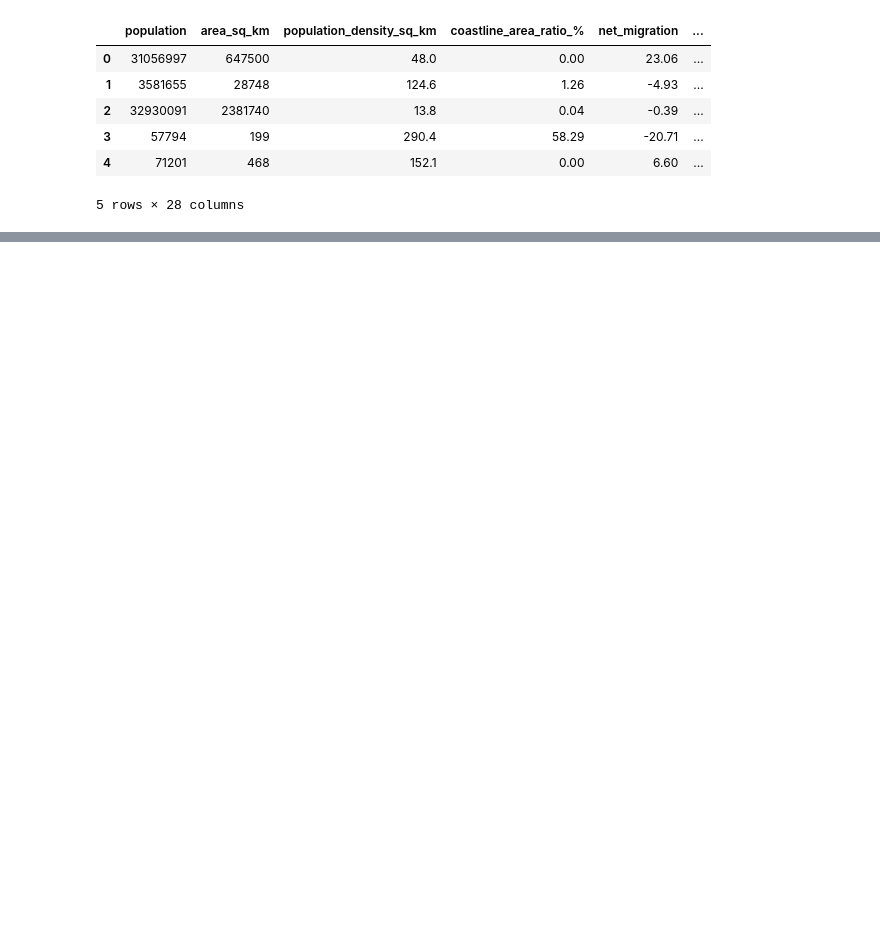
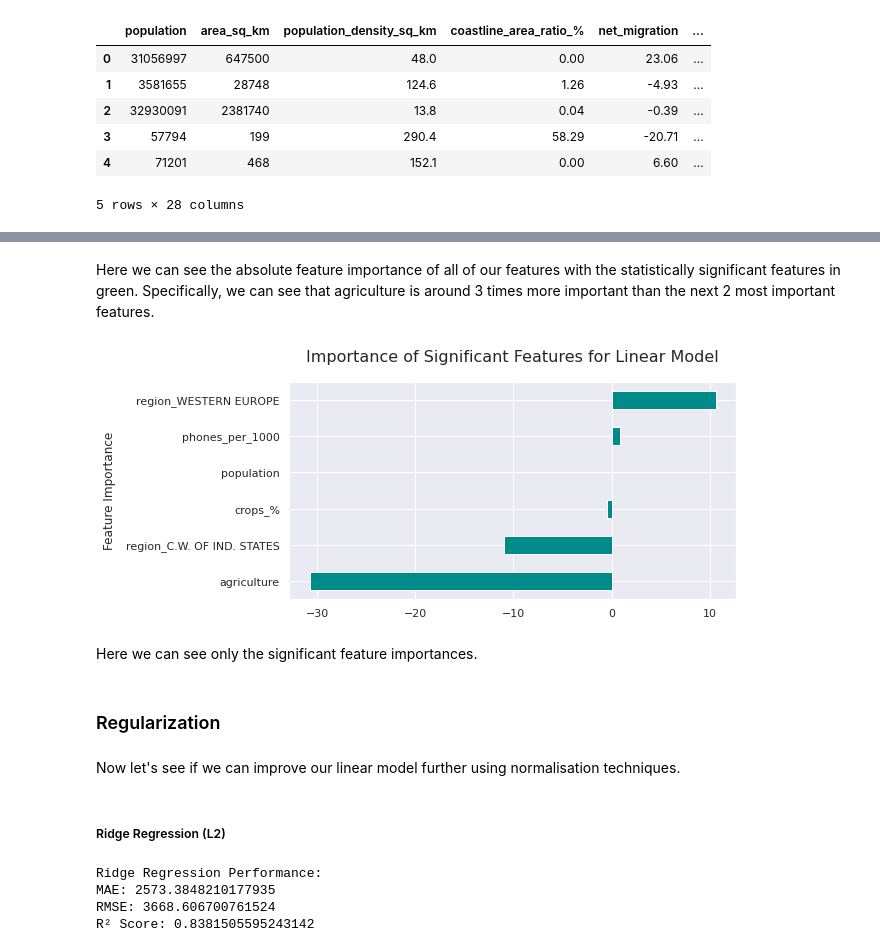
Before and after one commit to dan-grant-hunter/Countries_of_the_World, a Jupyter notebook: countries_of_the_world.ipynb, the cells around one changed output, grey strips where cells are left out. Cells and saved outputs as stored; diff of their text form; code cells hidden in the pictures; blank space fills up the shorter version.

```diff
--- a/countries_of_the_world.ipynb
+++ b/countries_of_the_world.ipynb
@@ -1029,0 +975,44 @@ print(f'RMSE: {rmse}')
+# %% [markdown]
+Here we can see the absolute feature importance of all of our features with the statistically significant features in green. Specifically, we can see that agriculture is around 3 times more important than the next 2 most important features.
+# %%
+# Significant feature importances for linear model
+sig_feat_imp = [(x, y) for (x, y) in features_list7 if x in sig_ivs_names7]
+sig_feat_imp = pd.Series(dict(sig_feat_imp)).sort_values()
+plt.figure(figsize=(8, 4))
+sig_feat_imp.plot(kind='barh', color= 'darkcyan')
+plt.title('Importance of Significant Features for Linear Model', fontsize=16, pad=20)
+plt.ylabel('Feature Importance', labelpad=10);
+# %% [output]
+[figure, added]
+# %% [markdown]
+Here we can see only the significant feature importances.
+# %% [markdown]
+### Regularization
+# %% [markdown]
+Now let's see if we can improve our linear model further using normalisation techniques.
+# %% [markdown]
+##### Ridge Regression (L2)
+# %%
+# Ridge Regression
+
+# Use GridSearchCV to find optimum alpha
+ridge_params = {'alpha': [0.1 ,0.05, 0.03, 0.01, 0.001]}
+ridge_reg = GridSearchCV(Ridge(), param_grid=ridge_params, scoring='neg_mean_squared_error')
+ridge_reg.fit(X7_train_log, y7_train_log)
+ridge_best = ridge_reg.best_estimator_
+
+# Fit best ridge model
+ridge_best.fit(X7_train_log, y7_train_log)
+ridge_pred = ridge_best.predict(X7_test_log)
+ridge_pred = np.expm1(ridge_pred) - max_neg_all
+
+# Evaluate model
+print('Ridge Regression Performance:')
+print('MAE:', mean_absolute_error(y7_test, ridge_pred))
+print('RMSE:', rmse(y7_test, ridge_pred))
+print('R² Score:', r2_score(y7_test, ridge_pred))
+# %% [output]
+Ridge Regression Performance:
+MAE: 2573.3848210177935
+RMSE: 3668.606700761524
+R² Score: 0.8381505595243142
```
Also changed, not shown: parts of 189 cells of this notebook.
